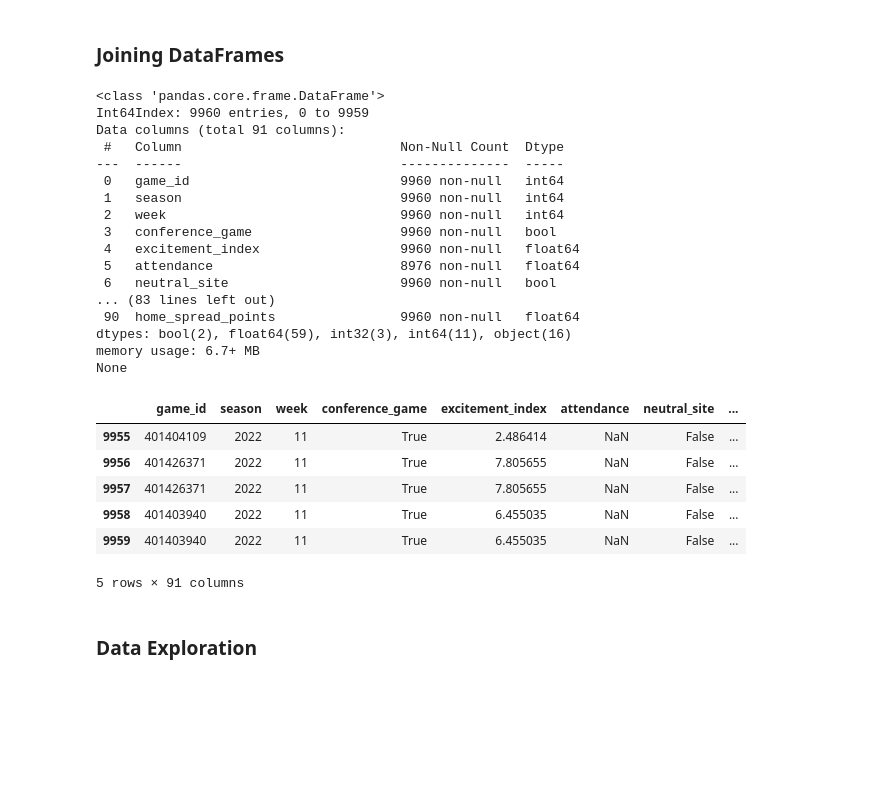
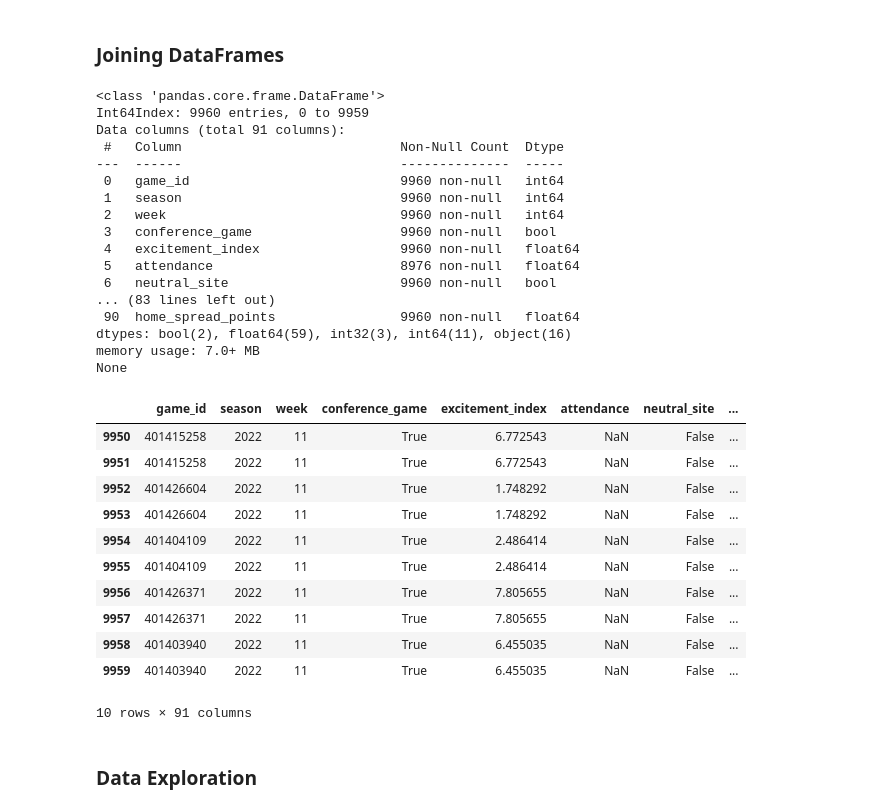
Before and after one commit to davidweck96/College-Football-Analysis, a Jupyter notebook: analysis.ipynb, the cells around one changed output. Saved outputs shown, nothing was run; the diff lists cells and outputs as text; code cells hidden in the pictures; blank space fills up the shorter version.

```diff
--- a/analysis.ipynb
+++ b/analysis.ipynb
@@ -280,32 +280,37 @@ game_stats_df['total_points'] = game_stats_df['home_points'] + game_stats_df['aw
 game_stats_df['home_spread_points'] = game_stats_df['away_points'] - game_stats_df['home_points']
 # %%
 print(game_stats_df.info())
-game_stats_df.tail()
+game_stats_df.tail(10)
 # %% [output]
 <class 'pandas.core.frame.DataFrame'>
 Int64Index: 9960 entries, 0 to 9959
 Data columns (total 91 columns):
  #   Column                            Non-Null Count  Dtype
 ---  ------                            --------------  -----
  0   game_id                           9960 non-null   int64
  1   season                            9960 non-null   int64
  2   week                              9960 non-null   int64
  3   conference_game                   9960 non-null   bool
  4   excitement_index                  9960 non-null   float64
  5   attendance                        8976 non-null   float64
  6   neutral_site                      9960 non-null   bool
 ... (83 lines left out)
  90  home_spread_points                9960 non-null   float64
 dtypes: bool(2), float64(59), int32(3), int64(11), object(16)
-memory usage: 6.7+ MB
+memory usage: 7.0+ MB
 None
 |  | game_id | season | week | conference_game | excitement_index | attendance | neutral_site | ... |
+| 9950 | 401415258 | 2022 | 11 | True | 6.772543 | NaN | False | ... |
+| 9951 | 401415258 | 2022 | 11 | True | 6.772543 | NaN | False | ... |
+| 9952 | 401426604 | 2022 | 11 | True | 1.748292 | NaN | False | ... |
+| 9953 | 401426604 | 2022 | 11 | True | 1.748292 | NaN | False | ... |
+| 9954 | 401404109 | 2022 | 11 | True | 2.486414 | NaN | False | ... |
 | 9955 | 401404109 | 2022 | 11 | True | 2.486414 | NaN | False | ... |
 | 9956 | 401426371 | 2022 | 11 | True | 7.805655 | NaN | False | ... |
 | 9957 | 401426371 | 2022 | 11 | True | 7.805655 | NaN | False | ... |
 | 9958 | 401403940 | 2022 | 11 | True | 6.455035 | NaN | False | ... |
 | 9959 | 401403940 | 2022 | 11 | True | 6.455035 | NaN | False | ... |
-5 rows × 91 columns
+10 rows × 91 columns
 # %% [markdown]
 ### Data Exploration
 # %% [markdown]
```
Also changed, not shown: parts of 2 cells of this notebook.
